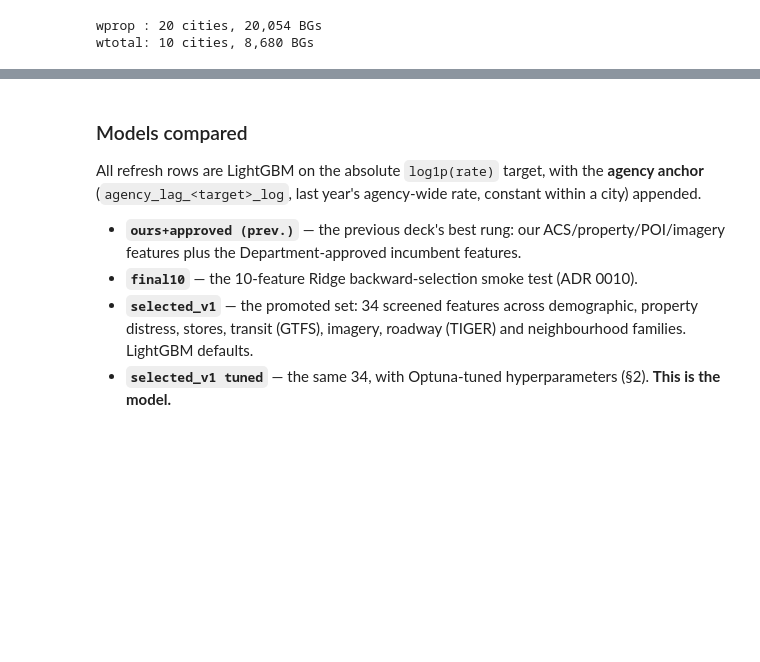
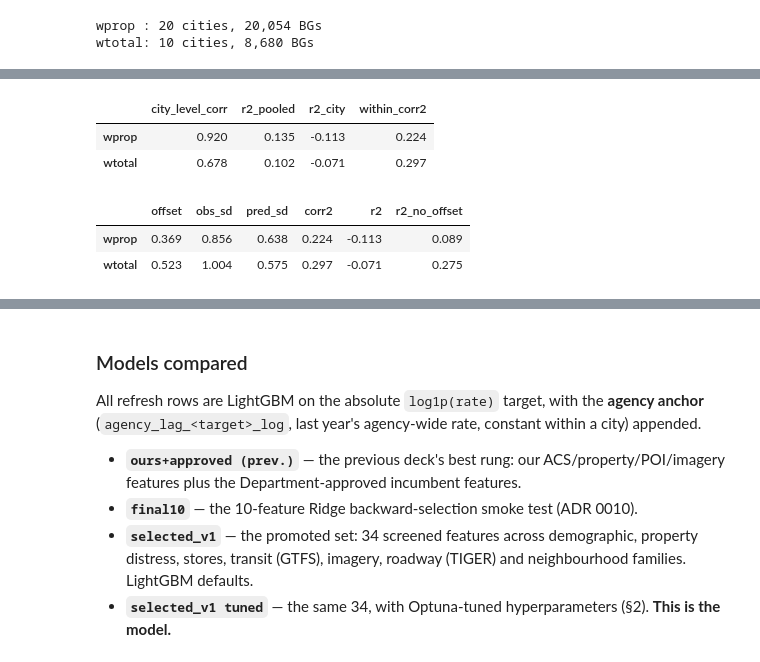
Before and after one commit to eprashar-clgx/crime-idx-2026, a Jupyter notebook: notebooks/regression_modelling/models/02_regression_prediction.ipynb, the cells around one changed output, grey strips where cells are left out. Saved outputs shown, nothing was run; the diff lists cells and outputs as text; code cells hidden in the pictures; blank space fills up the shorter version.

```diff
--- a/notebooks/regression_modelling/models/02_regression_prediction.ipynb
+++ b/notebooks/regression_modelling/models/02_regression_prediction.ipynb
@@ -79,0 +112,18 @@ wtotal: 10 cities, 8,680 BGs
+# %%
+# The incumbent on the same two axes: does it get city LEVELS right, and blocks WITHIN a city?
+INC_CTX = pd.DataFrame({cat: {
+    "city_level_corr": between_city_level_r(INC[cat]),      # corr of city means, pred vs obs
+    "r2_pooled": scorecard(INC[cat])["r2_pooled"],
+    "r2_city": scorecard(INC[cat])["r2_city"],
+    "within_corr2": within_corr2_pooled(INC[cat]),           # mean per-city squared correlation
+} for cat in CATS}).T
+display(INC_CTX)
+# Why r2_city is negative while the ranking carries some signal: per-city parts, averaged.
+pd.DataFrame({cat: within_city_fit_parts(INC[cat]).drop(columns="n").mean() for cat in CATS}).T
+# %% [output]
+|  | city_level_corr | r2_pooled | r2_city | within_corr2 |
+| wprop | 0.920 | 0.135 | -0.113 | 0.224 |
+| wtotal | 0.678 | 0.102 | -0.071 | 0.297 |
+|  | offset | obs_sd | pred_sd | corr2 | r2 | r2_no_offset |
+| wprop | 0.369 | 0.856 | 0.638 | 0.224 | -0.113 | 0.089 |
+| wtotal | 0.523 | 1.004 | 0.575 | 0.297 | -0.071 | 0.275 |
```
Also changed, not shown: parts of 6 cells of this notebook, 20 other files.
